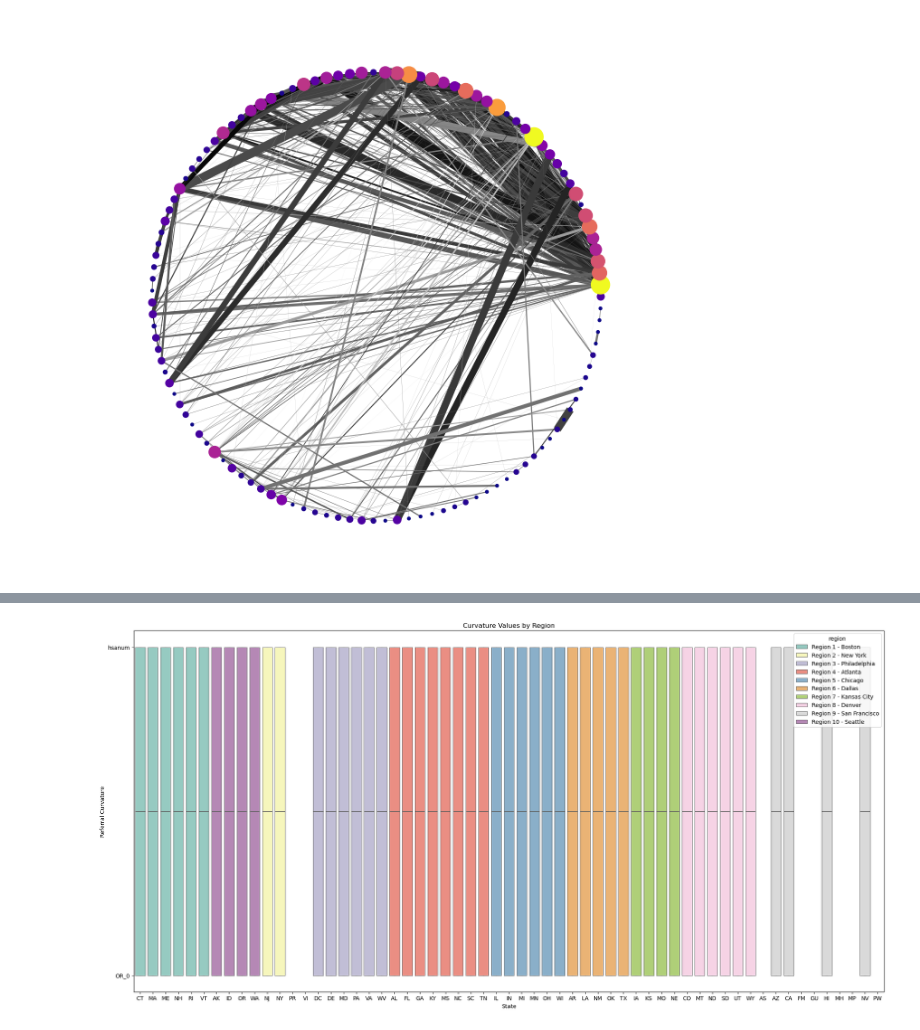
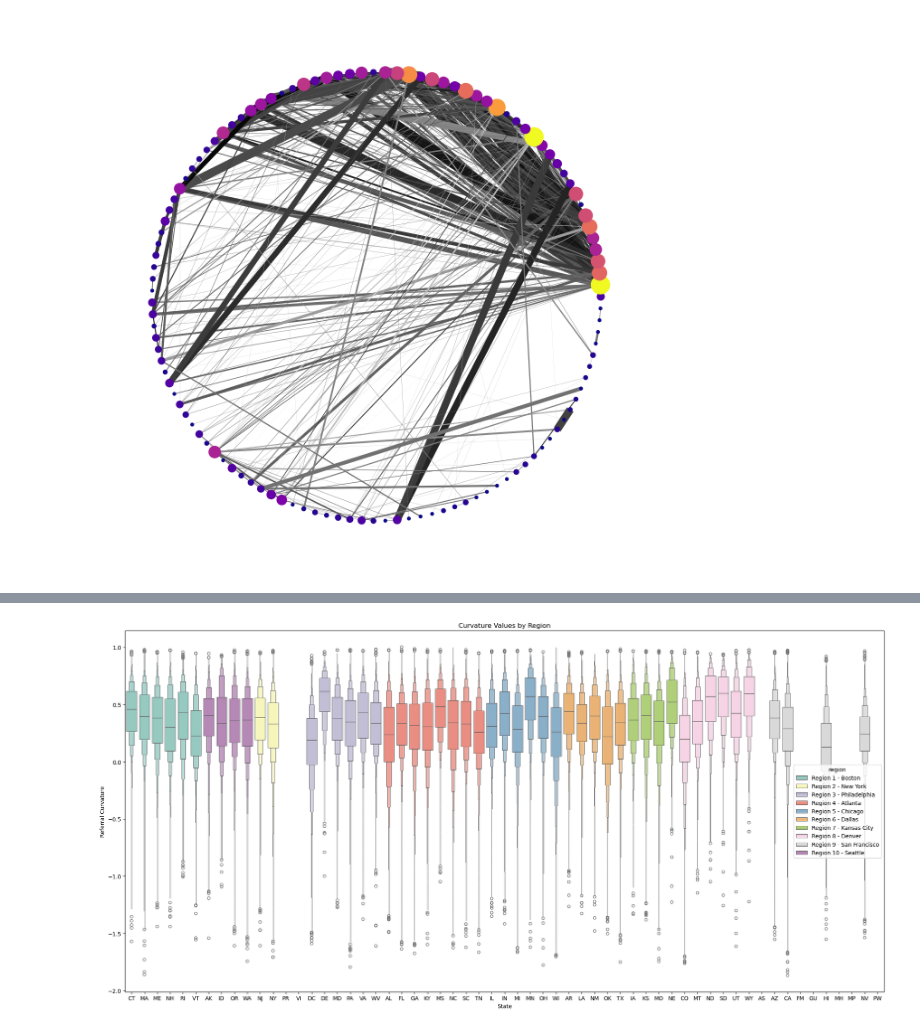
Before and after one commit to aidos-lab/apparent, a Jupyter notebook: notebooks/visualization.ipynb, the cells around one changed output, grey strips where cells are left out. Cells and saved outputs as stored; diff of their text form; code cells hidden in the pictures.

Commit message:
plotting updates

```diff
--- a/notebooks/visualization.ipynb
+++ b/notebooks/visualization.ipynb
@@ -191,4 +182,4 @@ Index(['hsanum', 'region', 'state', 'medicare_enrollment', 'total_mortality',
 # %%
-trimmed_df = df[["hsanum", "region", "state","OR_0"]]
+trimmed_df = df[["hsanum", "region", "state","OR_0",]]
 # %%
 trimmed_df = trimmed_df.explode('OR_0')
@@ -195,3 +195,5 @@ trimmed_df = trimmed_df.explode('OR_0')
 # %%
 melted_df = pd.melt(trimmed_df, id_vars=['hsanum','state', 'region'],
-                    var_name='curvature')
+                    var_name='Curvature Type',value_name="ORC")
+
+melted_df.head()
@@ -201,11 +210,11 @@ region_numbers = [int(region.split(' - ')[0].split(' ')[-1]) for region in regio
 sorted_regions_array = [region for _, region in sorted(zip(region_numbers, region_order))]
 # %%
 plt.figure(figsize=(20, 10))
-sns.boxenplot(x='state', y='curvature', hue="region", data=melted_df, palette="Set3",hue_order=sorted_regions_array,order=ordered_states,)
+sns.boxenplot(x='state', y='ORC', hue="region", data=melted_df, palette="Set3",hue_order=sorted_regions_array,order=ordered_states,)
 plt.title('Curvature Values by Region')
 plt.xlabel('State')
 plt.ylabel('Referral Curvature')
 plt.tight_layout()
 plt.show()
 # %% [output]
-[figure, old version]
+[figure, new version]
```
Also changed, not shown: parts of 8 cells of this notebook.
